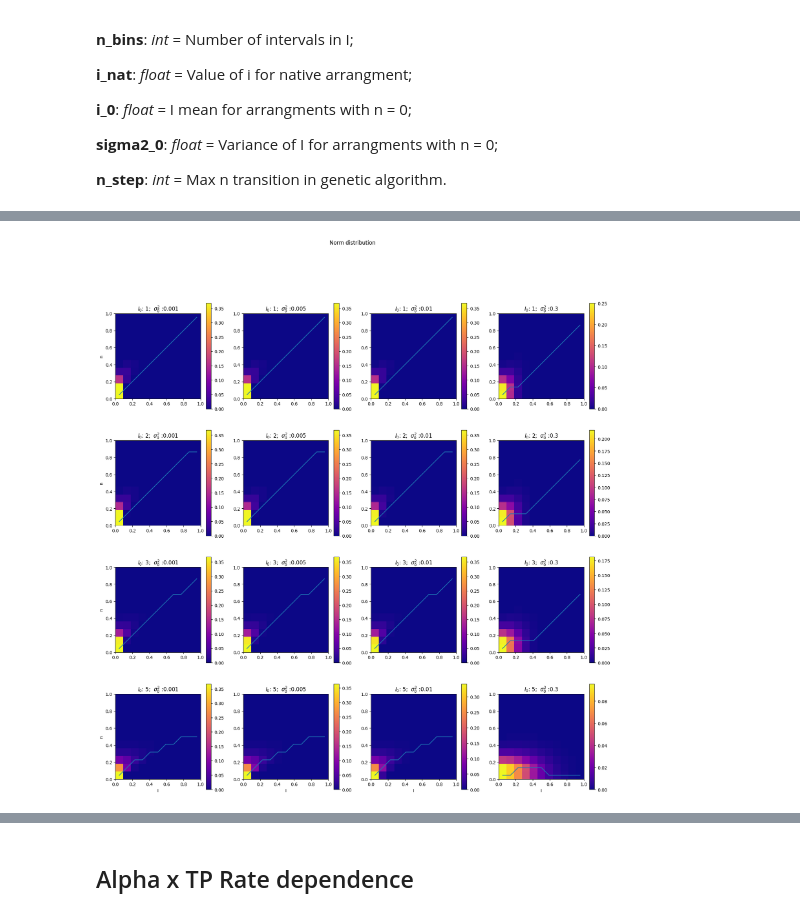
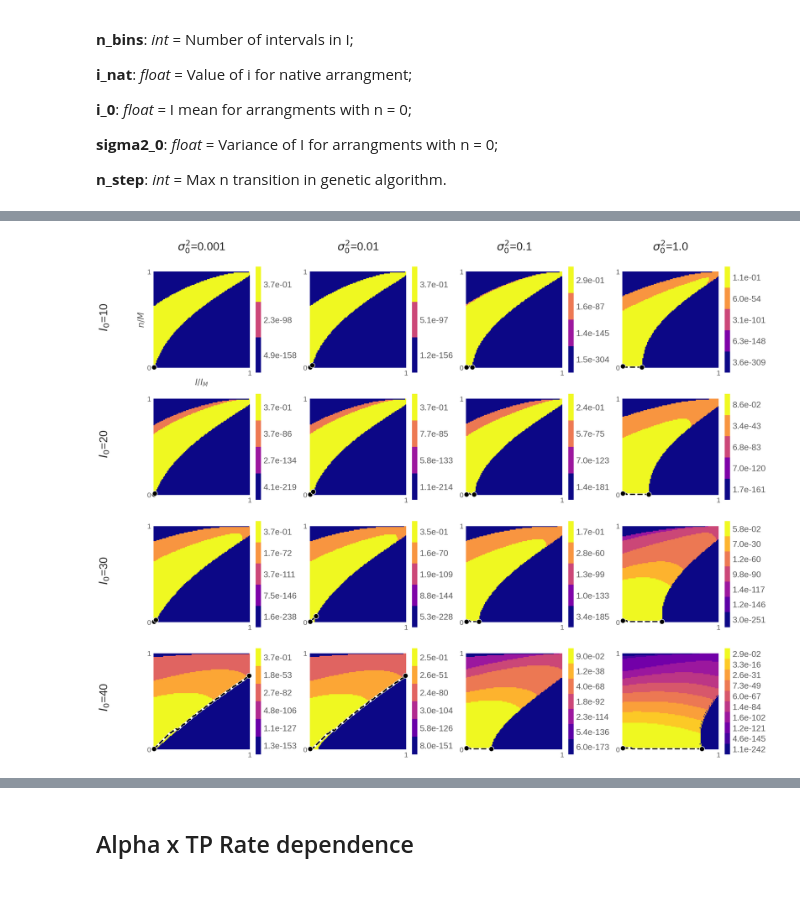
Before and after one commit to jafiorote/ga_error_sources_framework, a Jupyter notebook: notebooks/model_exploration.ipynb, the cells around one changed output, grey strips where cells are left out. Cells and saved outputs as stored; diff of their text form; code cells hidden in the pictures.

```diff
--- a/notebooks/model_exploration.ipynb
+++ b/notebooks/model_exploration.ipynb
@@ -57,0 +238,3 @@ old_psm = OldPePSM(M, i_0, i_nat, sigma2_0, n_bins)
+# %%
+systems = list(df.columns.levels[0])
+systems.pop()
@@ -296,17 +470,0 @@ Getting temp_files/tp_i00.1-6.9_s00.001-0.995_m50_inat7.npy
-# %%
-fig, axs = plt.subplots(1, 5, figsize=[60, 15])
-cmap = "cividis"
-
-for idx, M in enumerate(Ms):
-
-    tps = np.load(f"temp_files/tp_i0{i_0s[0]}-{i_0s[-1]}_s0{sigmas2_0[0]}-{sigmas2_0[-1]}_m{M}_inat{i_nat}.npy")
-    c = axs[idx].imshow(tps, cmap=cmap, extent=[0, 1, 0, 1], interpolation='nearest')
-    fig.colorbar(c, ax=axs[idx])
-
-
-    axs[idx].set_ylabel("gap I")
-    axs[idx].set_xlabel("sigma")
-
-    axs[idx].set_title(f"TPS - i0:({i_0s[0]}-{i_0s[-1]}); sigma:({sigmas2_0[0]}-{sigmas2_0[-1]})" + f" M={M}, I_nat={i_nat}")
-plt.savefig(f"../temp_jupyter_plots/TPS_i0xs0range.png")
-plt.show()
@@ -315,37 +471,65 @@ plt.show()
 # %%
-fig, axs = plt.subplots(4, 4, figsize=(20, 20))
-cmap = "plasma"
+from matplotlib.ticker import MaxNLocator
+from matplotlib.ticker import ScalarFormatter
 
-i_0s = [1, 2, 3, 5]
-sigmas2_0 = [0.001, 0.005, 0.01, 0.3]
+fig, axs = plt.subplots(4, 4, figsize=(30, 25))
+cmap = custom_percentile_cmap
+i_0s = [10, 20, 30, 40]
+sigmas2_0 = [0.001, 0.01, 0.1, 1.0]
 
 for idx1, i0 in enumerate(i_0s):
     for idx2, s0 in enumerate(sigmas2_0):
 
-        sys_model = NormPSM(M, i0, i_nat, s0, n_bins=n_bins)
+        sys_model = NormPSM(M, i0, i_nat, s0, n_bins=M+1)
         prob_arr = sys_model.get_probs()
+        prob_arr_viz, value_map = get_percentiles(prob_arr)
         ga_model = GAModel()
-        init_state = [10, 0] if minimize else list(np.unravel_index(np.argmax(prob_arr), prob_arr.shape))
+        init_state = [10] if minimize else list(np.unravel_index(np.argmax(prob_arr), prob_arr.shape))
         path = ga_model.get_best_path(prob_arr, minimize=minimize, init_state=init_state)[0]
-        z_prob = np.fliplr(prob_arr[::-1]) if minimize else prob_arr[::-1]
+        z_prob = np.fliplr(prob_arr_viz[::-1]) if minimize else prob_arr_viz[::-1]
         c = axs[idx1, idx2].imshow(z_prob, extent=[0, 1, 0, 1],
-                                   cmap=cmap,  interpolation='nearest')
+                                   cmap=cmap(len(value_map)),  interpolation='nearest')
         x = [(x[1] / n_bins) + 0.5 * 1 / n_bins for x in path]
         if minimize:
             axs[idx1, idx2].set_xticks(ticks=x, labels=[1.0, "", "", "", "", "", "", "", "", "",0.0])
         y = [(x[0] / (n_max)) + 0.5 * 1 / (n_max) for x in path]
-        ax=axs[idx1, idx2]
-        fig.colorbar(c, ax=ax)
-        axs[idx1, idx2].plot(x, y)
-        axs[idx1, idx2].set_title("".join([r'$I _{0}$', f": {i0};  ",
-                                           r'$\sigma _{0} ^{2}$', f" :{s0}"]))
+        cbar = fig.colorbar(c, ax=axs[idx1, idx2])
+        cticks = get_sticks(len(value_map))
+        ctick_labels = [f"{x:.1e}" for x in value_map]
+        cbar.set_ticks(cticks)
+        cbar.set_ticklabels(ctick_labels)
+        cbar.ax.tick_params(labelsize=24)
 
-        if idx2 == 0:
-            axs[idx1, idx2].set_ylabel("n")
-        if idx1 == 3:
-            axs[idx1, idx2].set_xlabel("I")
+        axs[idx1, idx2].plot(x, y, '-', lw=6, color='white', zorder=1)
+        axs[idx1, idx2].plot(x, y, '--', lw=4, color='black', zorder=2)
+        axs[idx1, idx2].scatter([x[0], x[-1]], [y[0], y[-1]], marker="o", s=200, facecolors='black', edgecolors='white', linewidth=1.5, zorder=3, clip_on=False)
+        # axs[idx1, idx2].plot([x[0], x[-1]], [y[0], y[-1]],  marker='o', markersize=10,
+        #  markerfacecolor='black', markeredgewidth=2, markeredgecolor='white')
+        if idx1 == 0:
+            axs[idx1, idx2].set_title("".join([r'$\sigma _{0} ^{2}$', f"={s0}"]), fontsize=32, y=1.2)
 
-plt.suptitle("Norm distribution")
+        if idx1 == 0 and idx2 == 0:
+            axs[idx1, idx2].set_ylabel(r"$n / M$", fontsize=24)
+            axs[idx1, idx2].set_xlabel(r"$I / I_M$", fontsize=24)
+
+        axs[idx1, idx2].grid(False)
+        axs[idx1, idx2].set_xticks([1])
+        axs[idx1, idx2].set_yticks([0, 1])
+        axs[idx1, idx2].tick_params(axis='both', which='major', labelsize=20)  # Ticks principais
+        axs[idx1, idx2].tick_params(axis='both', which='minor', labelsize=20)
+        axs[idx1, idx2].set_facecolor('none')
+
+
+fig.text(0.06, 0.20, r"$I_0$"+f"={i_0s[3]}", ha='center', va='center', rotation='vertical', fontsize=32)
+fig.text(0.06, 0.40, r"$I_0$"+f'={i_0s[2]}', ha='center', va='center', rotation='vertical', fontsize=32)
+fig.text(0.06, 0.60, r"$I_0$"+f'={i_0s[1]}', ha='center', va='center', rotation='vertical', fontsize=32)
+fig.text(0.06, 0.80, r"$I_0$"+f'={i_0s[0]}', ha='center', va='center', rotation='vertical', fontsize=32)
+
+plt.subplots_adjust(wspace=0.3)
+plt.grid(False)
+
+plt.savefig(f"../temp_jupyter_plots/{today()}/distribution_path_M{M}_{today()}.png")
+plt.savefig(f"../temp_jupyter_plots/{today()}/distribution_path_M{M}_{today()}.svg")
 plt.show()
 # %% [output]
-[figure, old version]
+[figure, new version]
```
Also changed, not shown: parts of 52 cells of this notebook, 19 other files.
